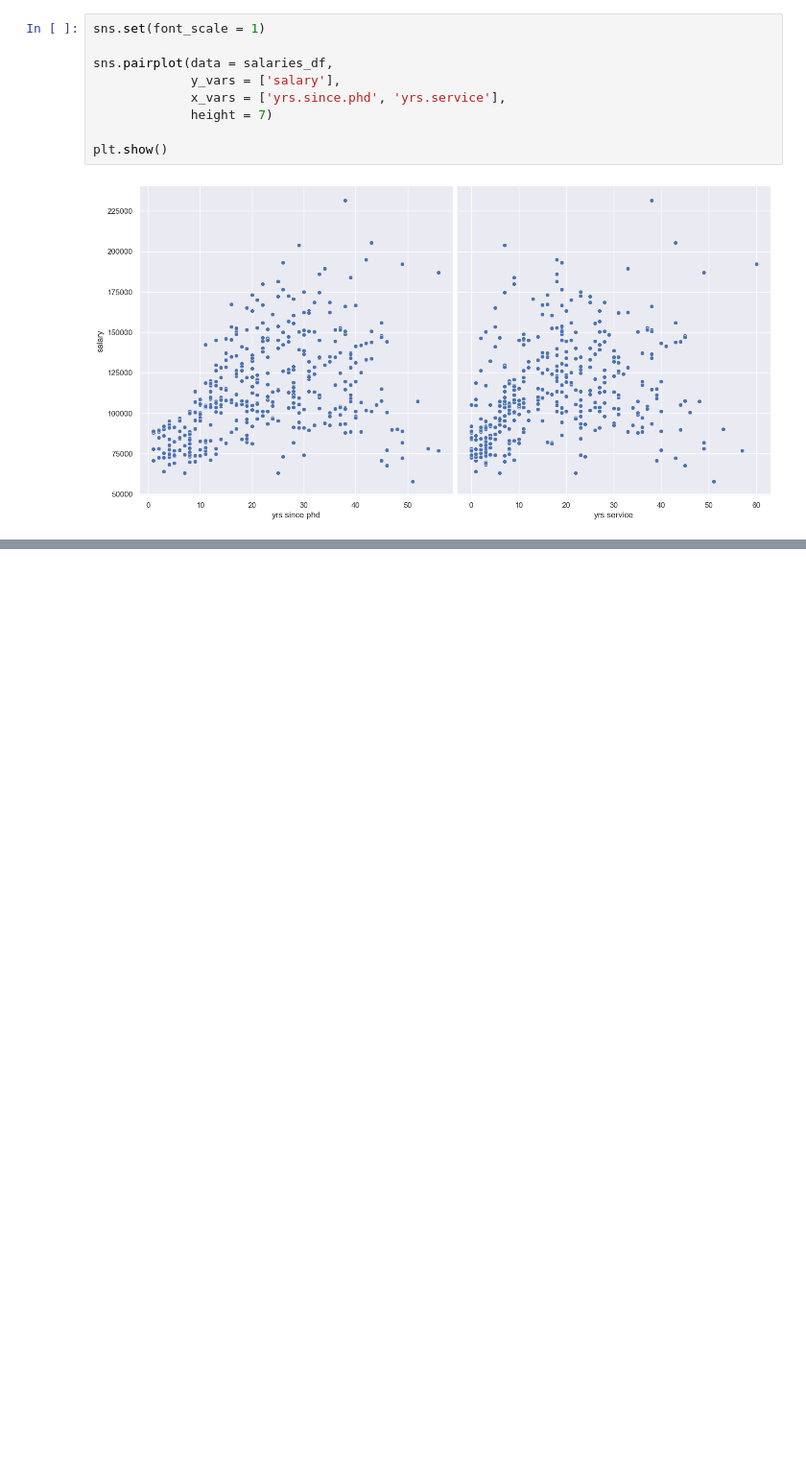
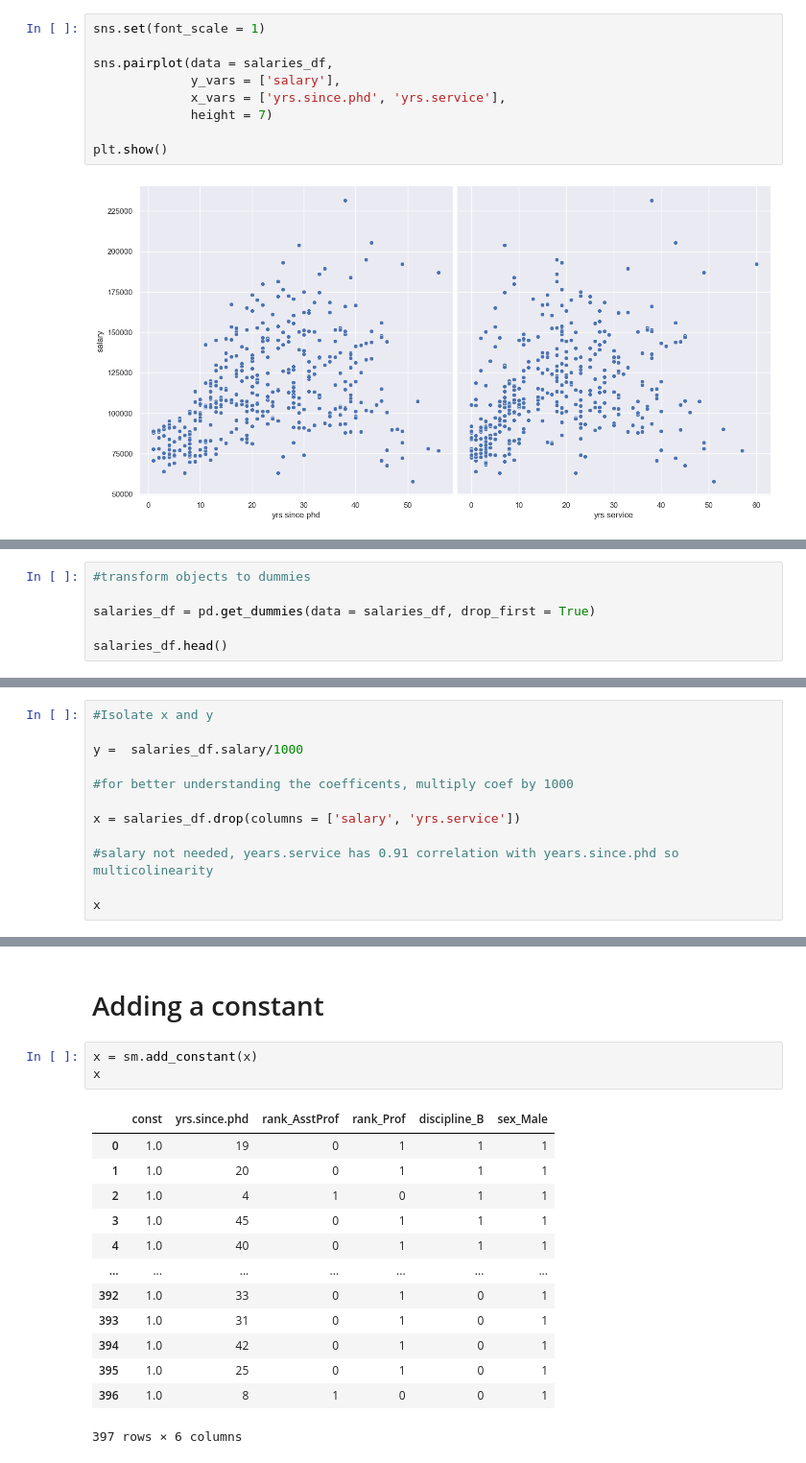
Before and after one commit to Euan-J-Austin/Analytics_and_Intelligence, a Jupyter notebook: Multilinear_Regression/Multilinear_regression.ipynb, the cells around one changed output, grey strips where cells are left out. Shown: that part at 96% size. Drawn from its saved outputs; the diff is of its cells as text; blank space fills up the shorter version.

Commit message:
Multi-linear complete, clothing store's sales drivers complete

```diff
--- a/Multilinear_Regression/Multilinear_regression.ipynb
+++ b/Multilinear_Regression/Multilinear_regression.ipynb
@@ -54,0 +118,6 @@ plt.show()
+# %%
+#transform objects to dummies
+
+salaries_df = pd.get_dummies(data = salaries_df, drop_first = True)
+
+salaries_df.head()
@@ -54,0 +133,12 @@ plt.show()
+# %%
+#Isolate x and y
+
+y =  salaries_df.salary/1000
+
+#for better understanding the coefficents, multiply coef by 1000
+
+x = salaries_df.drop(columns = ['salary', 'yrs.service'])
+
+#salary not needed, years.service has 0.91 correlation with years.since.phd so multicolinearity
+
+x
@@ -54,0 +159,19 @@ plt.show()
+# %% [markdown]
+# Adding a constant
+# %%
+x = sm.add_constant(x)
+x
+# %% [output]
+|  | const | yrs.since.phd | rank_AsstProf | rank_Prof | discipline_B | sex_Male |
+| 0 | 1.0 | 19 | 0 | 1 | 1 | 1 |
+| 1 | 1.0 | 20 | 0 | 1 | 1 | 1 |
+| 2 | 1.0 | 4 | 1 | 0 | 1 | 1 |
+| 3 | 1.0 | 45 | 0 | 1 | 1 | 1 |
+| 4 | 1.0 | 40 | 0 | 1 | 1 | 1 |
+| ... | ... | ... | ... | ... | ... | ... |
+| 392 | 1.0 | 33 | 0 | 1 | 0 | 1 |
+| 393 | 1.0 | 31 | 0 | 1 | 0 | 1 |
+| 394 | 1.0 | 42 | 0 | 1 | 0 | 1 |
+| 395 | 1.0 | 25 | 0 | 1 | 0 | 1 |
+| 396 | 1.0 | 8 | 1 | 0 | 0 | 1 |
+397 rows × 6 columns
```
Also changed, not shown: parts of 33 cells of this notebook, 1 other file.
